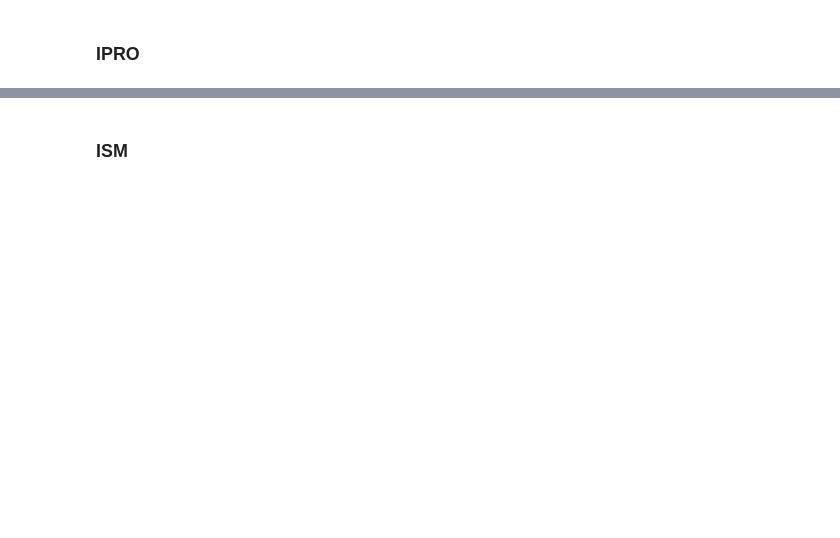
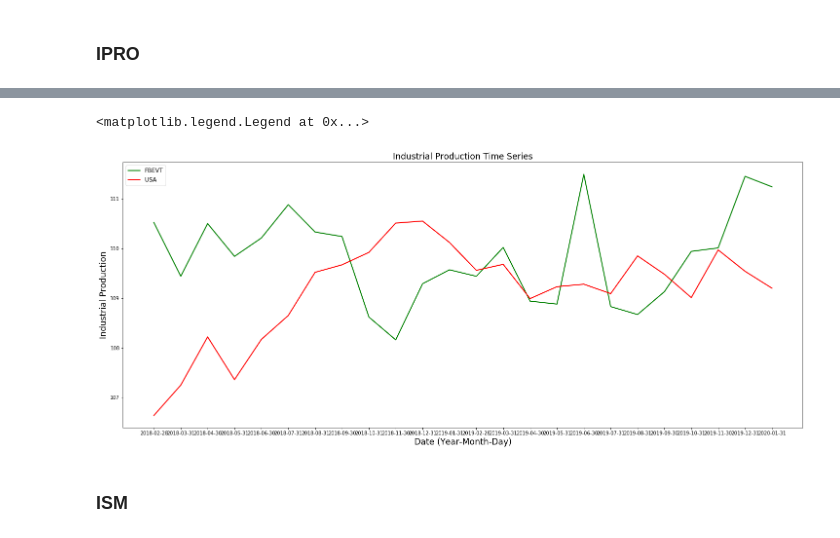
Before and after one commit to cmarshall1999/Loyola-Supply-Chain-Competition, a Jupyter notebook: Loyola-Supply-Chain-Analysis.ipynb, the cells around one changed output, grey strips where cells are left out. Saved outputs shown, nothing was run; the diff lists cells and outputs as text; code cells hidden in the pictures; blank space fills up the shorter version.

```diff
--- a/Loyola-Supply-Chain-Analysis.ipynb
+++ b/Loyola-Supply-Chain-Analysis.ipynb
@@ -799,2 +948,30 @@ plt.legend(fontsize='large')
+# %%
+IPRO_value=IPRO_value.reset_index()
+# %%
+ipro_fbevt=list(IPRO_value[IPRO_value['granularity1']=='FBEVT']['data_timestamp'])
+ipro_usa=list(IPRO_value[IPRO_value['granularity1']=='USA']['data_timestamp'])
+# %%
+x_fbevt=[]
+x_usa=[]
+
+for i in range(len(ipro_fbevt)):
+    x_fbevt.append(ipro_fbevt[i].strftime('%Y-%m-%d'))
+
+for i in range(len(ipro_usa)):
+    x_usa.append(ipro_usa[i].strftime('%Y-%m-%d'))
+# %%
+y_fbevt=IPRO_value[IPRO_value['granularity1']=='FBEVT']['data_value']
+y_usa=IPRO_value[IPRO_value['granularity1']=='USA']['data_value']
+# %%
+fig12 = plt.figure(figsize=(25,10))
+plt.plot(x_fbevt, y_fbevt, marker='', color='g', linewidth=2,label="FBEVT")
+plt.plot(x_usa, y_usa, marker='', color='r', linewidth=2,label="USA")
+plt.title('Industrial Production Time Series',fontsize='xx-large')
+plt.ylabel('Industrial Production',fontsize='xx-large')
+plt.xlabel('Date (Year-Month-Day)',fontsize='xx-large')
+plt.legend(fontsize='large')
+# %% [output]
+<matplotlib.legend.Legend at 0x...>
+[figure, added]
 # %% [markdown]
 ### ISM
```
Also changed, not shown: parts of 72 cells of this notebook.
